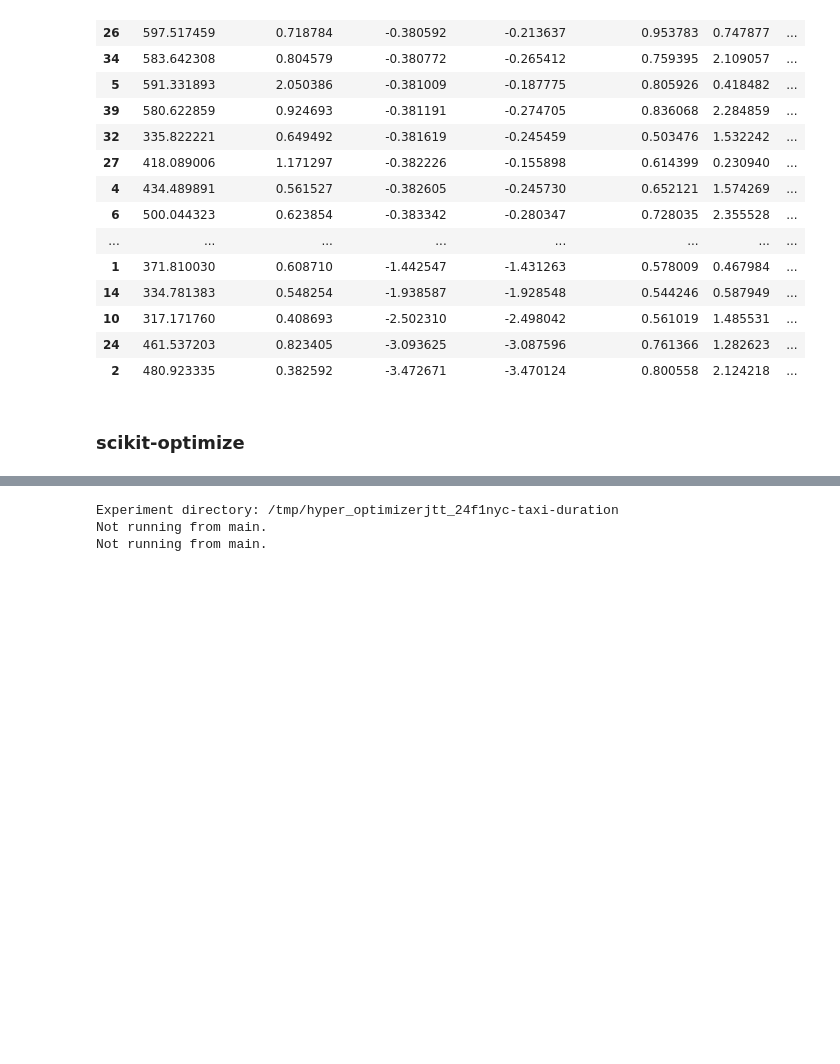
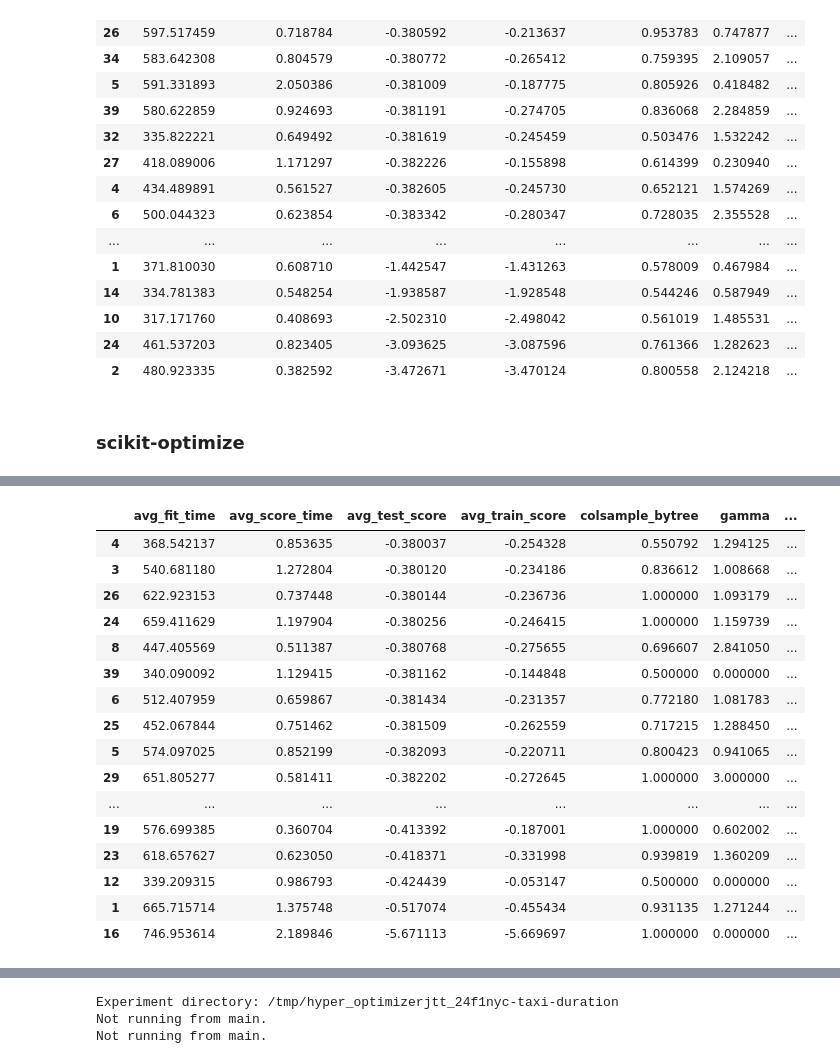
Before and after one commit to cebes/hyper-optimizer, a Jupyter notebook: main.ipynb, the cells around one changed output, grey strips where cells are left out. Cells and saved outputs as stored; diff of their text form; code cells hidden in the pictures; blank space fills up the shorter version.

```diff
--- a/main.ipynb
+++ b/main.ipynb
@@ -442,0 +478,28 @@ print('Total time: {}'.format(time.time() - t))
+# %%
+import pandas as pd
+
+skopt_df = pd.DataFrame(data=[dict(**(e.params), avg_test_score=e.test_scores[0],
+                                   avg_train_score=e.train_scores[0],
+                                   avg_fit_time=e.fit_times[0],
+                                   avg_score_time=e.score_times[0]) for e in skopt_opt.history_.entries])
+skopt_df = skopt_df.sort_values('avg_test_score', ascending=False)
+skopt_df.to_csv('models/skopt.csv')
+skopt_df
+# %% [output]
+|  | avg_fit_time | avg_score_time | avg_test_score | avg_train_score | colsample_bytree | gamma | ... |
+| 4 | 368.542137 | 0.853635 | -0.380037 | -0.254328 | 0.550792 | 1.294125 | ... |
+| 3 | 540.681180 | 1.272804 | -0.380120 | -0.234186 | 0.836612 | 1.008668 | ... |
+| 26 | 622.923153 | 0.737448 | -0.380144 | -0.236736 | 1.000000 | 1.093179 | ... |
+| 24 | 659.411629 | 1.197904 | -0.380256 | -0.246415 | 1.000000 | 1.159739 | ... |
+| 8 | 447.405569 | 0.511387 | -0.380768 | -0.275655 | 0.696607 | 2.841050 | ... |
+| 39 | 340.090092 | 1.129415 | -0.381162 | -0.144848 | 0.500000 | 0.000000 | ... |
+| 6 | 512.407959 | 0.659867 | -0.381434 | -0.231357 | 0.772180 | 1.081783 | ... |
+| 25 | 452.067844 | 0.751462 | -0.381509 | -0.262559 | 0.717215 | 1.288450 | ... |
+| 5 | 574.097025 | 0.852199 | -0.382093 | -0.220711 | 0.800423 | 0.941065 | ... |
+| 29 | 651.805277 | 0.581411 | -0.382202 | -0.272645 | 1.000000 | 3.000000 | ... |
+| ... | ... | ... | ... | ... | ... | ... | ... |
+| 19 | 576.699385 | 0.360704 | -0.413392 | -0.187001 | 1.000000 | 0.602002 | ... |
+| 23 | 618.657627 | 0.623050 | -0.418371 | -0.331998 | 0.939819 | 1.360209 | ... |
+| 12 | 339.209315 | 0.986793 | -0.424439 | -0.053147 | 0.500000 | 0.000000 | ... |
+| 1 | 665.715714 | 1.375748 | -0.517074 | -0.455434 | 0.931135 | 1.271244 | ... |
+| 16 | 746.953614 | 2.189846 | -5.671113 | -5.669697 | 1.000000 | 0.000000 | ... |
```
Also changed, not shown: parts of 11 cells of this notebook, 1 other file.
